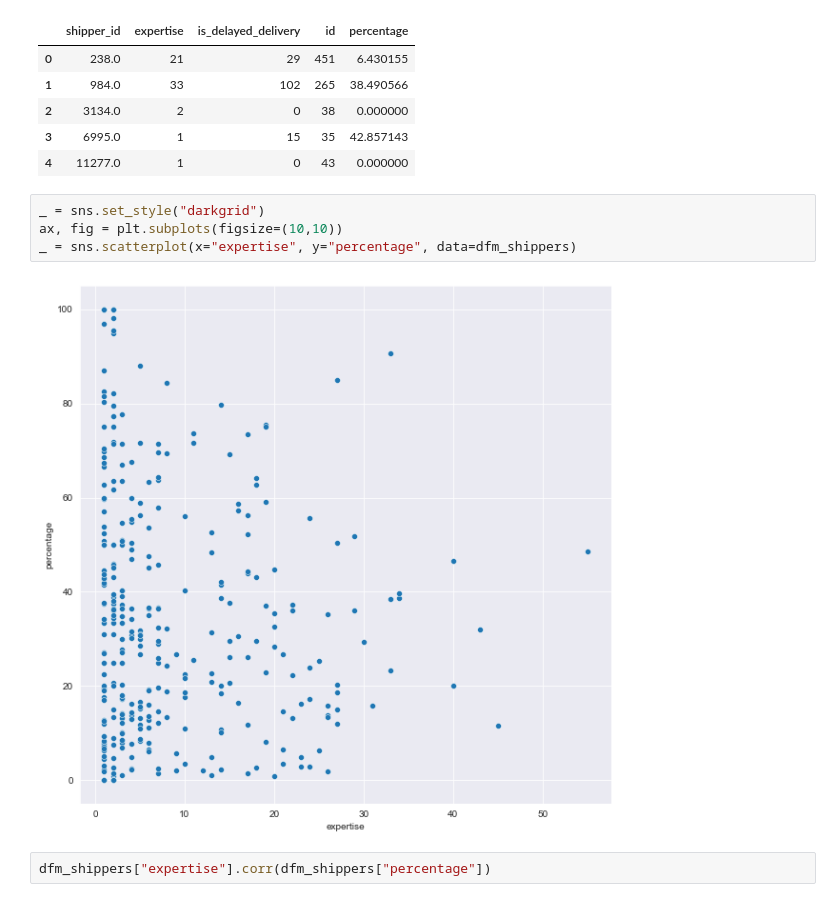
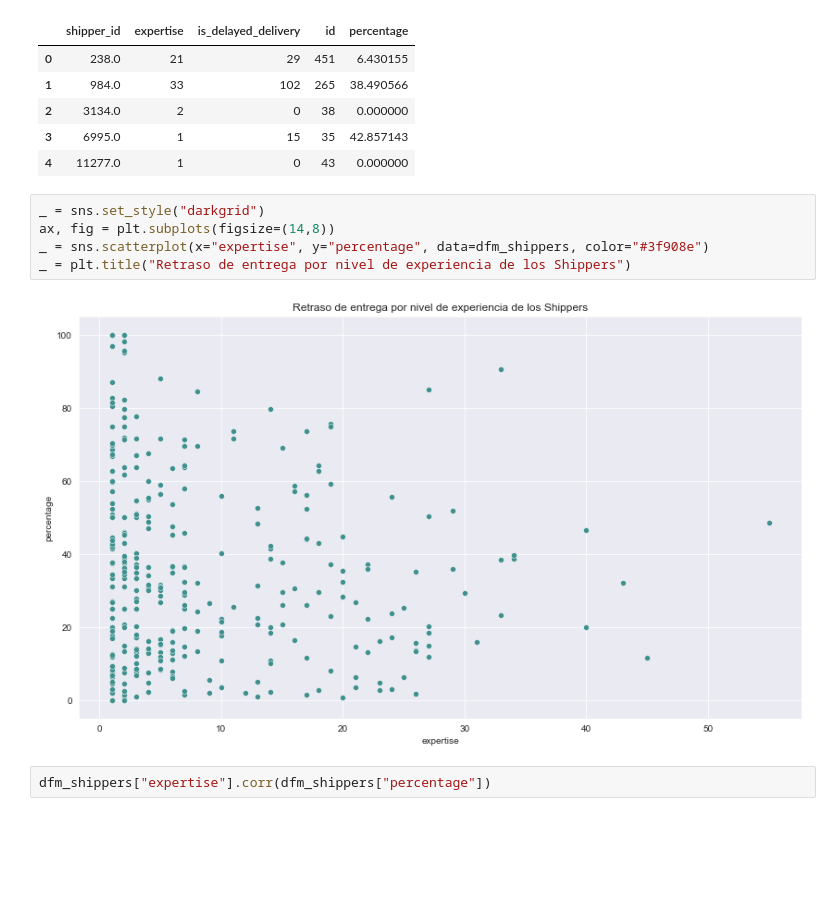
Before and after one commit to AlexVelezLl/ProyectoICD, a Jupyter notebook: notebooks/preguntas_Jaime.ipynb, the cells around one changed output. Saved outputs shown, nothing was run; the diff lists cells and outputs as text; blank space fills up the shorter version.

```diff
--- a/notebooks/preguntas_Jaime.ipynb
+++ b/notebooks/preguntas_Jaime.ipynb
@@ -75,10 +75,11 @@ dfm_shippers.head()
 | 4 | 11277.0 | 1 | 0 | 43 | 0.000000 |
 # %%
 _ = sns.set_style("darkgrid")
-ax, fig = plt.subplots(figsize=(10,10))
-_ = sns.scatterplot(x="expertise", y="percentage", data=dfm_shippers)
+ax, fig = plt.subplots(figsize=(14,8))
+_ = sns.scatterplot(x="expertise", y="percentage", data=dfm_shippers, color="#3f908e")
+_ = plt.title("Retraso de entrega por nivel de experiencia de los Shippers")
 # %% [output]
-[figure, old version]
+[figure, new version]
 # %%
 dfm_shippers["expertise"].corr(dfm_shippers["percentage"])
 # %% [output]
```
Also changed, not shown: parts of 2 cells of this notebook.
